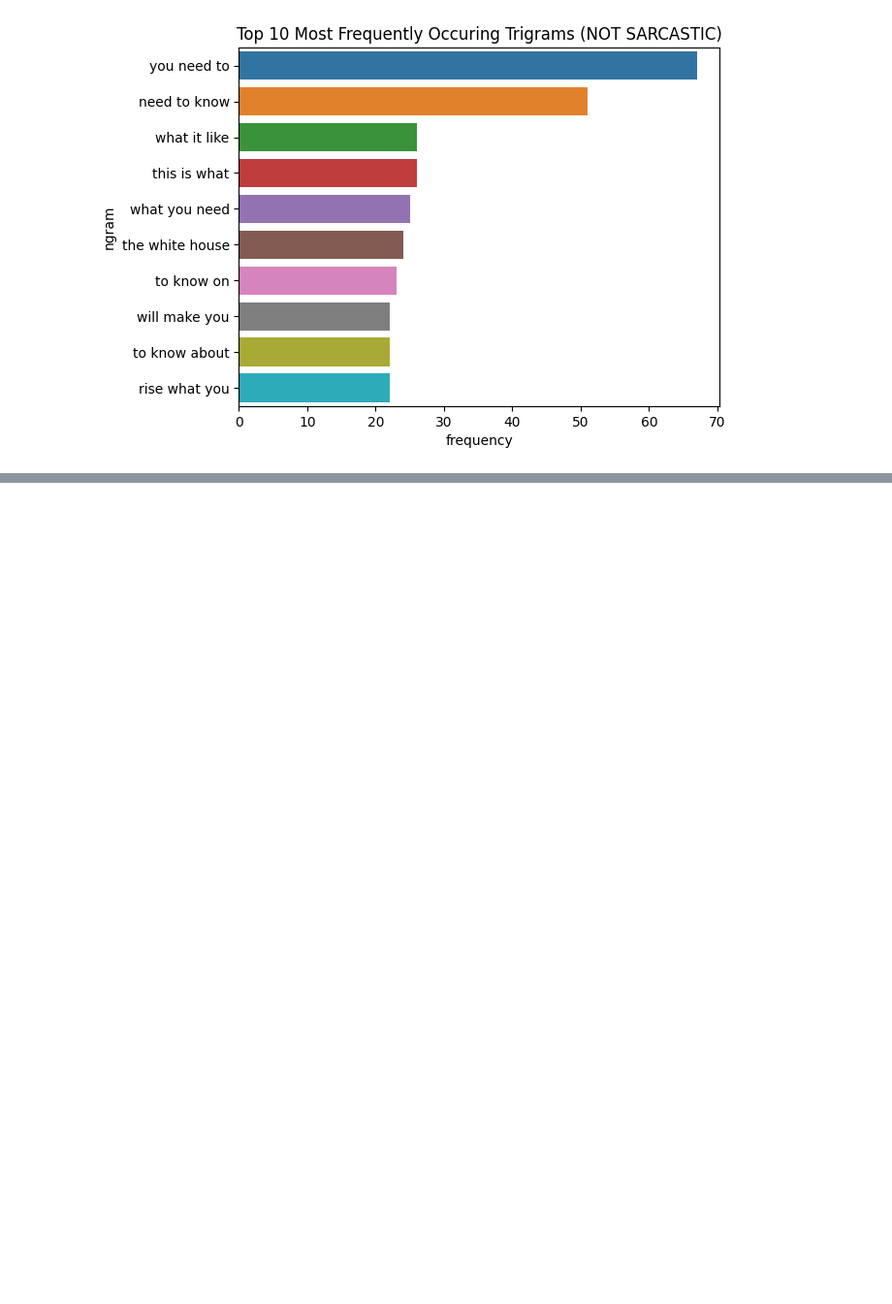
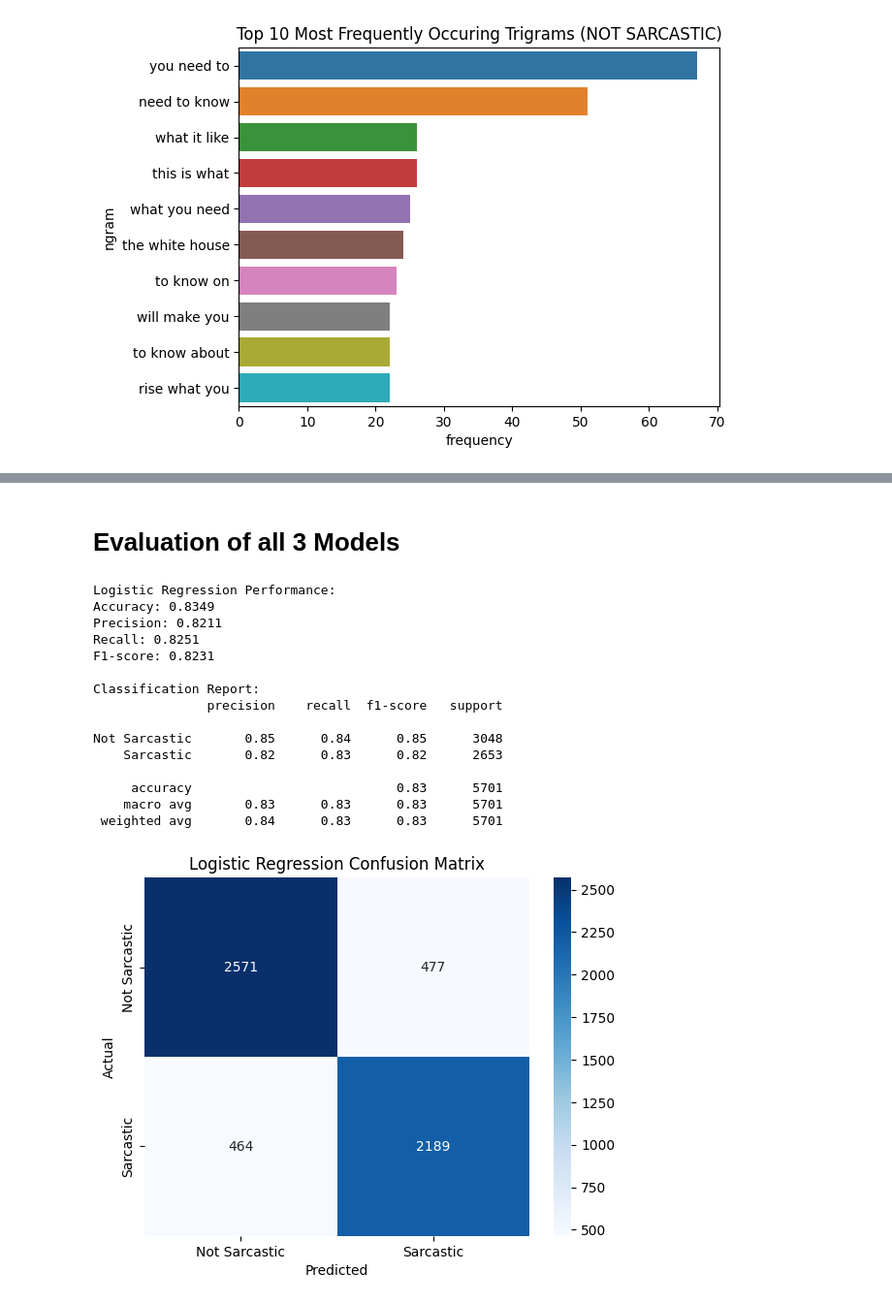
Before and after one commit to lisanvo/aai590-capstone-project, a Jupyter notebook: Technical_Draft_LV.ipynb, the cells around one changed output, grey strips where cells are left out. Shown at 97% size. Drawn from its saved outputs; the diff is of its cells as text; code cells hidden in the pictures; blank space fills up the shorter version.

Commit message:
Integrated Fernando's models and did some feature engineering and training

```diff
--- a/Technical_Draft_LV.ipynb
+++ b/Technical_Draft_LV.ipynb
@@ -361,0 +455,7 @@ plt.show()
+# %%
+# Split Data into Features and Labels
+X = df.drop(['is_sarcastic'], axis=1)
+y = df['is_sarcastic']
+
+# Save Cleaned Data
+df.to_csv('/content/drive/MyDrive/Colab Notebooks/aai590-capstone/cleaned_sarcasm_dataset.csv', index=False)
@@ -361,0 +482,5 @@ plt.show()
+# %%
+from sklearn.model_selection import train_test_split
+
+# Split data into training and testing sets (80% train, 20% test)
+X_train, X_test, y_train, y_test = train_test_split(X, y, test_size=0.20, random_state=42)
@@ -361,0 +554,8 @@ plt.show()
+# %%
+from sklearn.linear_model import LogisticRegression
+
+# Initialize the Logistic Regression model
+lr_model = LogisticRegression(max_iter=1000)
+
+# Train the model
+lr_model.fit(X_train_tfidf, y_train)
@@ -361,0 +703,50 @@ plt.show()
+# %% [markdown]
+# Evaluation of all 3 Models
+# %%
+# Logistic Regression
+
+from sklearn.metrics import accuracy_score, precision_score, recall_score, f1_score, classification_report, confusion_matrix
+
+# Predict on test data
+y_pred_lr = lr_model.predict(X_test_tfidf)
+
+# Calculate evaluation metrics
+accuracy_lr = accuracy_score(y_test, y_pred_lr)
+precision_lr = precision_score(y_test, y_pred_lr)
+recall_lr = recall_score(y_test, y_pred_lr)
+f1_lr = f1_score(y_test, y_pred_lr)
+
+print("Logistic Regression Performance:")
+print(f"Accuracy: {accuracy_lr:.4f}")
+print(f"Precision: {precision_lr:.4f}")
+print(f"Recall: {recall_lr:.4f}")
+print(f"F1-score: {f1_lr:.4f}")
+
+# Classification Report
+print("\nClassification Report:")
+print(classification_report(y_test, y_pred_lr, target_names=['Not Sarcastic', 'Sarcastic']))
+
+# Confusion Matrix
+cm_lr = confusion_matrix(y_test, y_pred_lr)
+sns.heatmap(cm_lr, annot=True, fmt='d', cmap='Blues', xticklabels=['Not Sarcastic', 'Sarcastic'], yticklabels=['Not Sarcastic', 'Sarcastic'])
+plt.ylabel('Actual')
+plt.xlabel('Predicted')
+plt.title('Logistic Regression Confusion Matrix')
+plt.show()
+# %% [output]
+Logistic Regression Performance:
+Accuracy: 0.8349
+Precision: 0.8211
+Recall: 0.8251
+F1-score: 0.8231
+
+Classification Report:
+               precision    recall  f1-score   support
+
+Not Sarcastic       0.85      0.84      0.85      3048
+    Sarcastic       0.82      0.83      0.82      2653
+
+     accuracy                           0.83      5701
+    macro avg       0.83      0.83      0.83      5701
+ weighted avg       0.84      0.83      0.83      5701
+[figure, added]
```
Also changed, not shown: parts of 38 cells of this notebook.
